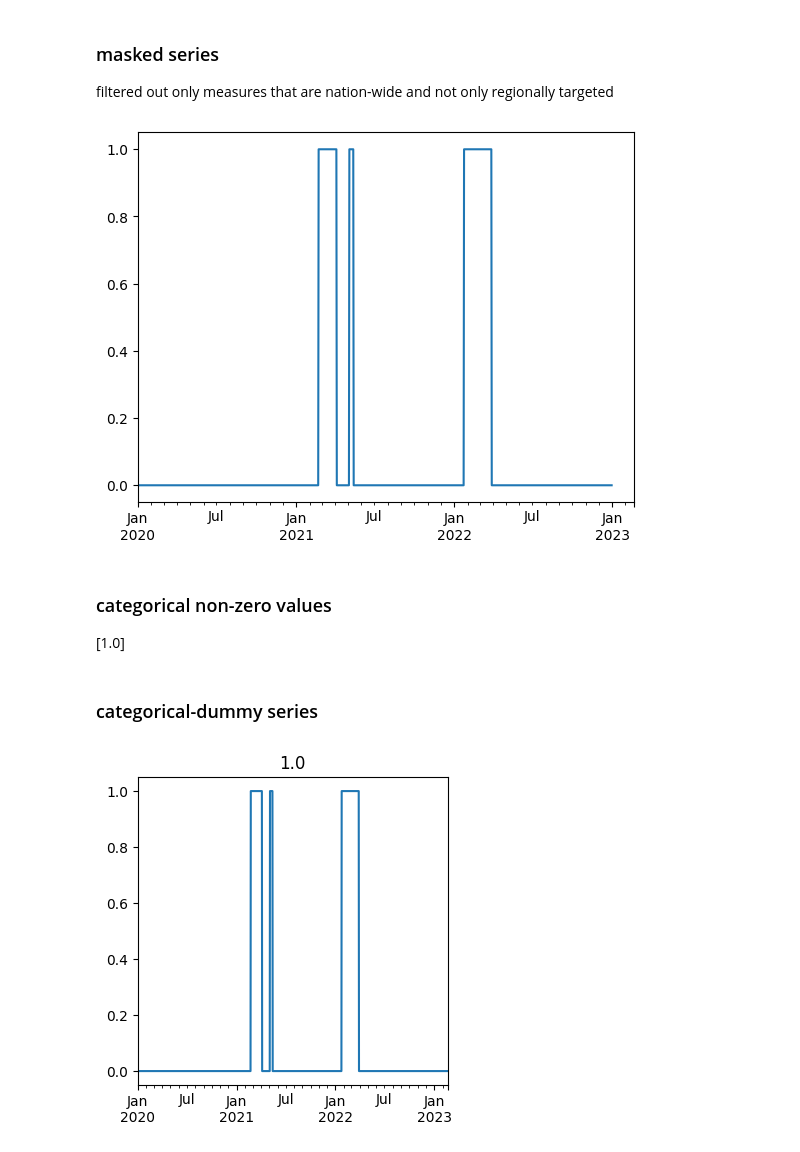
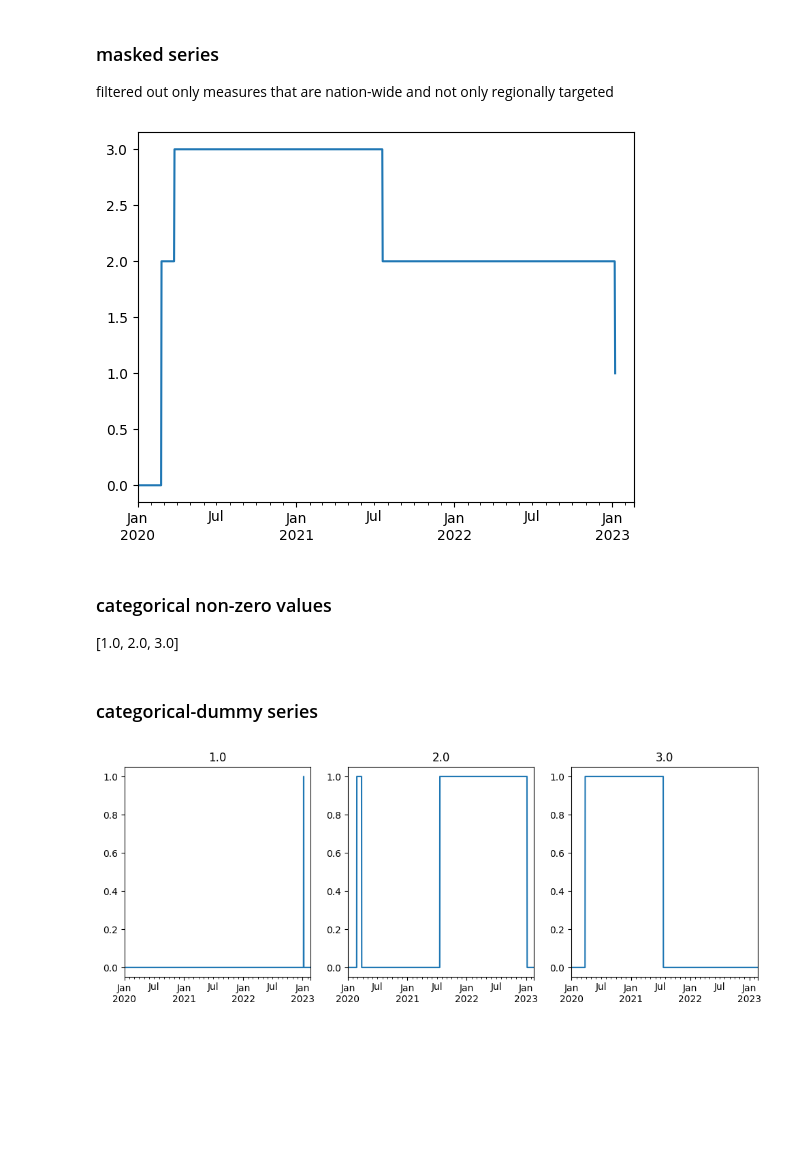
Before and after one commit to armsp/BDPP-23-Covid-Project, a Jupyter notebook: work/project/get_oxford_categorical_flagged_h.ipynb, the cells around one changed output. Drawn from its saved outputs; the diff is of its cells as text; code cells hidden in the pictures; blank space fills up the shorter version.

Commit message:
finished whole country data

```diff
--- a/work/project/get_oxford_categorical_flagged_h.ipynb
+++ b/work/project/get_oxford_categorical_flagged_h.ipynb
@@ -8,6 +8,7 @@ from IPython.display import display, HTML
 import matplotlib.pyplot as plt
 import math
 import require
+import os
 get_oxford_df = require.single( "get_oxford_df" )
 
 def get_oxford_categorical_flagged( country, indicator, verbose = True ):
@@ -16,7 +17,16 @@ def get_oxford_categorical_flagged( country, indicator, verbose = True ):
     flag_file = f"data/{ indicator.split( '_' )[ 0 ]}_flag.csv"
 
     series_df = get_oxford_df( series_file, country )
-    flag_df = get_oxford_df( flag_file, country )
+
+    if not os.path.exists( flag_file ):
+
+        flag_df = series_df.copy( )
+        flag_df.series = 1.0
+
+    else:
+
+            flag_df = get_oxford_df( flag_file, country )
+
     flag_df.columns = [ "flag" ]
 
     if verbose:
@@ -40,6 +50,7 @@ def get_oxford_categorical_flagged( country, indicator, verbose = True ):
         plt.show( )
 
     nnz_values = [ v for v in masked_series.unique( ) if not math.isnan( v ) and not v == 0 ]
+    nnz_values.sort( )
 
     if verbose:
 
@@ -67,6 +78,6 @@ def get_oxford_categorical_flagged( country, indicator, verbose = True ):
     return dummy_series
 # %%
 country = "China"
-indicator = "c6m_stay_at_home_requirements"
+indicator = "c8ev_internationaltravel"
 dummy_series = get_oxford_categorical_flagged( country, indicator )
 # %% [output]
@@ -77,7 +88,7 @@ Note: the Nan values for flag correspond exactly to the times where no measure w
 masked series
 filtered out only measures that are nation-wide and not only regionally targeted
-[figure, old version]
+[figure, new version]
 categorical non-zero values
-[1.0]
+[1.0, 2.0, 3.0]
 categorical-dummy series
-[figure, old version]
+[figure, new version]
```
Also changed, not shown: parts of 1 cell of this notebook, 4 other files.
